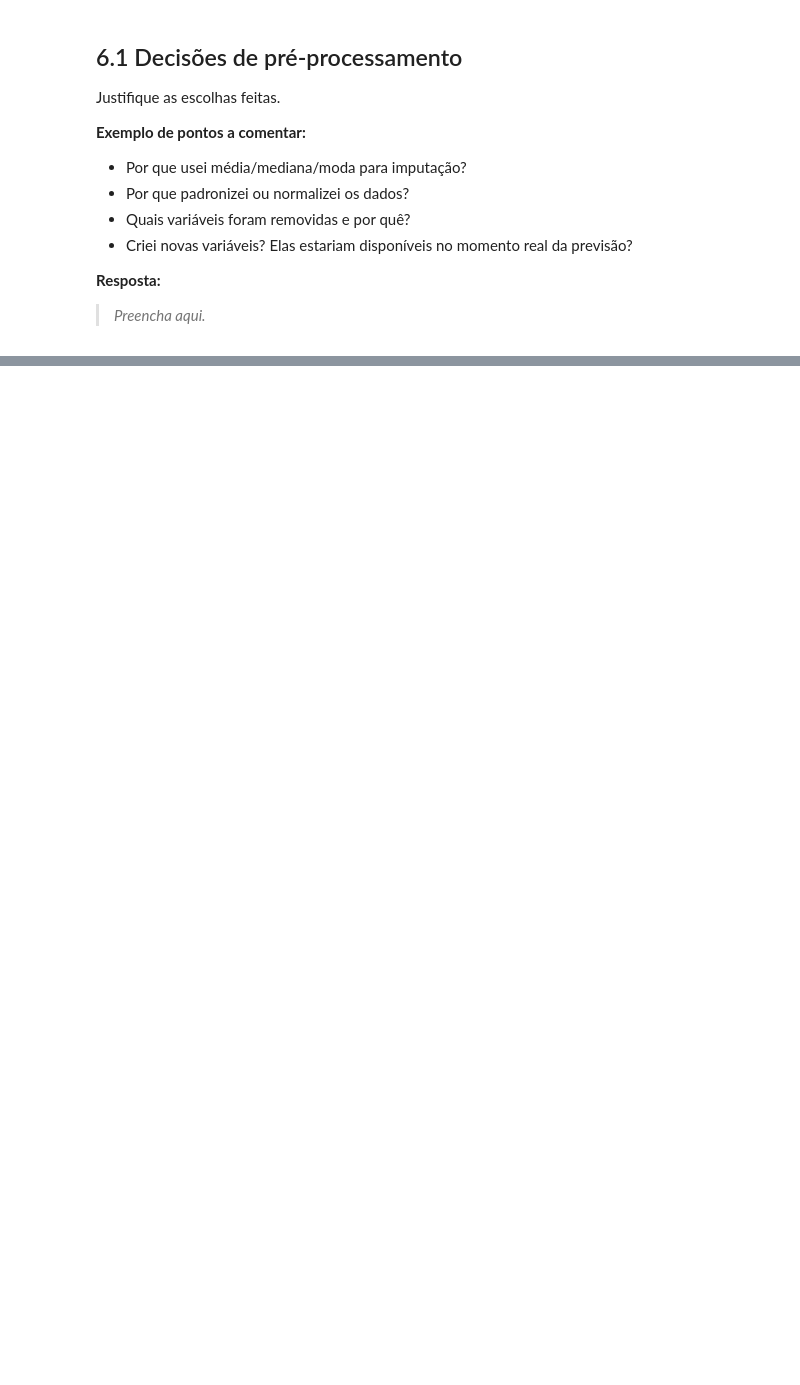
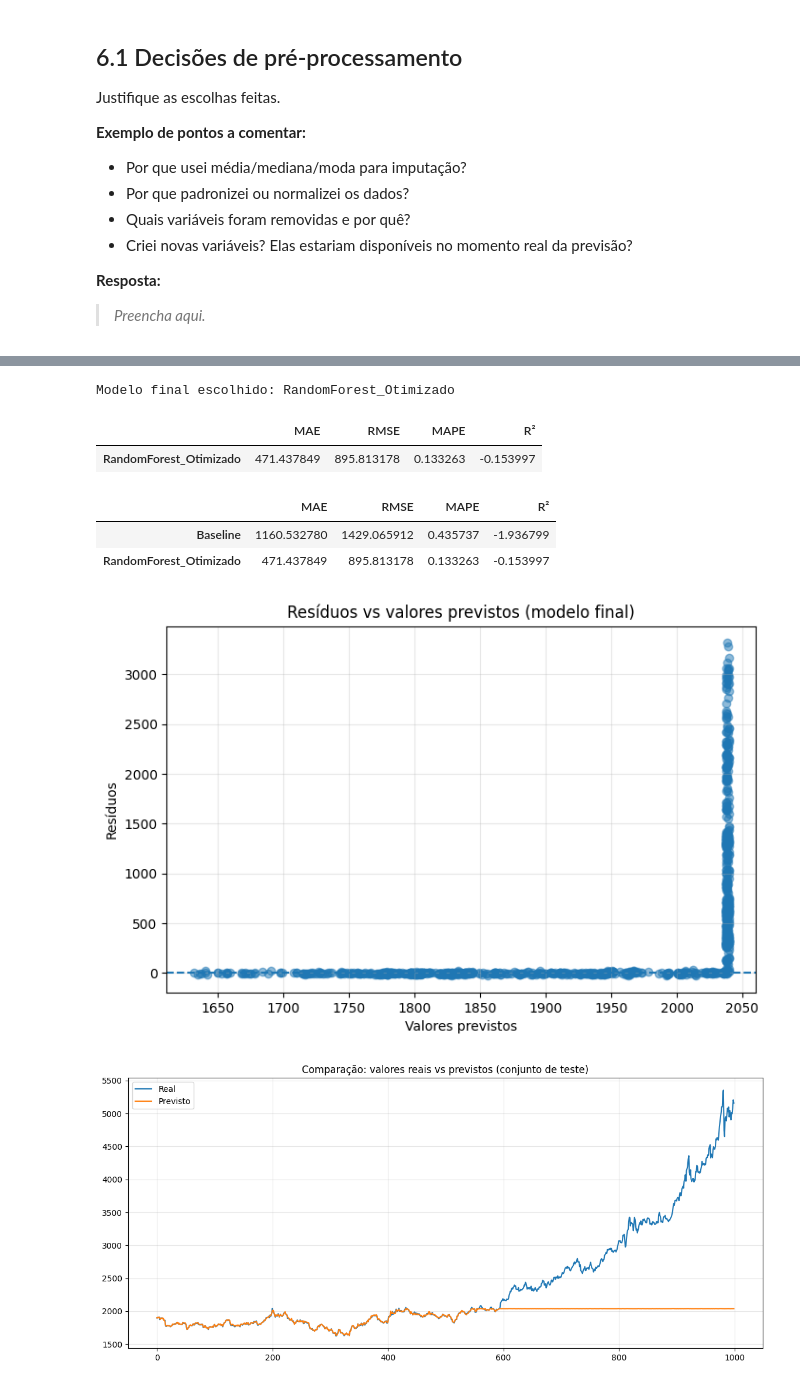
Before and after one commit to lalipedrozo/PUC_MVP_Machine_Learning, a Jupyter notebook: MVP_Machine_Learning.ipynb, the cells around one changed output, grey strips where cells are left out. Cells and saved outputs as stored; diff of their text form; code cells hidden in the pictures; blank space fills up the shorter version.

```diff
--- a/MVP_Machine_Learning.ipynb
+++ b/MVP_Machine_Learning.ipynb
@@ -1029,0 +982,76 @@ Use esta seção apenas se o projeto realmente precisar.
+# %%
+# ==========================================================
+# Seleção do modelo final
+# ==========================================================
+
+if search is not None and hasattr(search, "best_estimator_"):
+    final_model = search.best_estimator_
+    final_model_name = "RandomForest_Otimizado"
+else:
+    # fallback: escolhe o melhor modelo com base no MAE do treino inicial
+    final_model_name = results_df.index[0]
+    final_model = trained_models[final_model_name]
+
+print("Modelo final escolhido:", final_model_name)
+
+# ==========================================================
+# Avaliação final no conjunto de teste
+# ==========================================================
+
+y_pred = final_model.predict(X_test)
+
+final_metrics = evaluate_regression(y_test, y_pred)
+
+display(
+    pd.DataFrame([final_metrics], index=[final_model_name])
+)
+
+# ==========================================================
+# Comparação com baseline
+# ==========================================================
+
+baseline_pred = baseline.predict(X_test)
+baseline_metrics = evaluate_regression(y_test, baseline_pred)
+
+comparison_df = pd.DataFrame(
+    [baseline_metrics, final_metrics],
+    index=["Baseline", final_model_name]
+)
+
+display(comparison_df)
+
+# ==========================================================
+# Análise de resíduos
+# ==========================================================
+
+residuals = y_test - y_pred
+
+plt.figure(figsize=(8,5))
+plt.scatter(y_pred, residuals, alpha=0.5)
+plt.axhline(0, linestyle="--")
+plt.title("Resíduos vs valores previstos (modelo final)")
+plt.xlabel("Valores previstos")
+plt.ylabel("Resíduos")
+plt.grid(alpha=0.3)
+plt.show()
+
+# ==========================================================
+# Série temporal: real vs previsto
+# ==========================================================
+
+plt.figure(figsize=(14,6))
+plt.plot(y_test.values, label="Real")
+plt.plot(y_pred, label="Previsto")
+plt.title("Comparação: valores reais vs previstos (conjunto de teste)")
+plt.legend()
+plt.grid(alpha=0.3)
+plt.show()
+# %% [output]
+Modelo final escolhido: RandomForest_Otimizado
+|  | MAE | RMSE | MAPE | R² |
+| RandomForest_Otimizado | 471.437849 | 895.813178 | 0.133263 | -0.153997 |
+|  | MAE | RMSE | MAPE | R² |
+| Baseline | 1160.532780 | 1429.065912 | 0.435737 | -1.936799 |
+| RandomForest_Otimizado | 471.437849 | 895.813178 | 0.133263 | -0.153997 |
+[figure, added]
+[figure, added]
```
Also changed, not shown: parts of 61 cells of this notebook.
